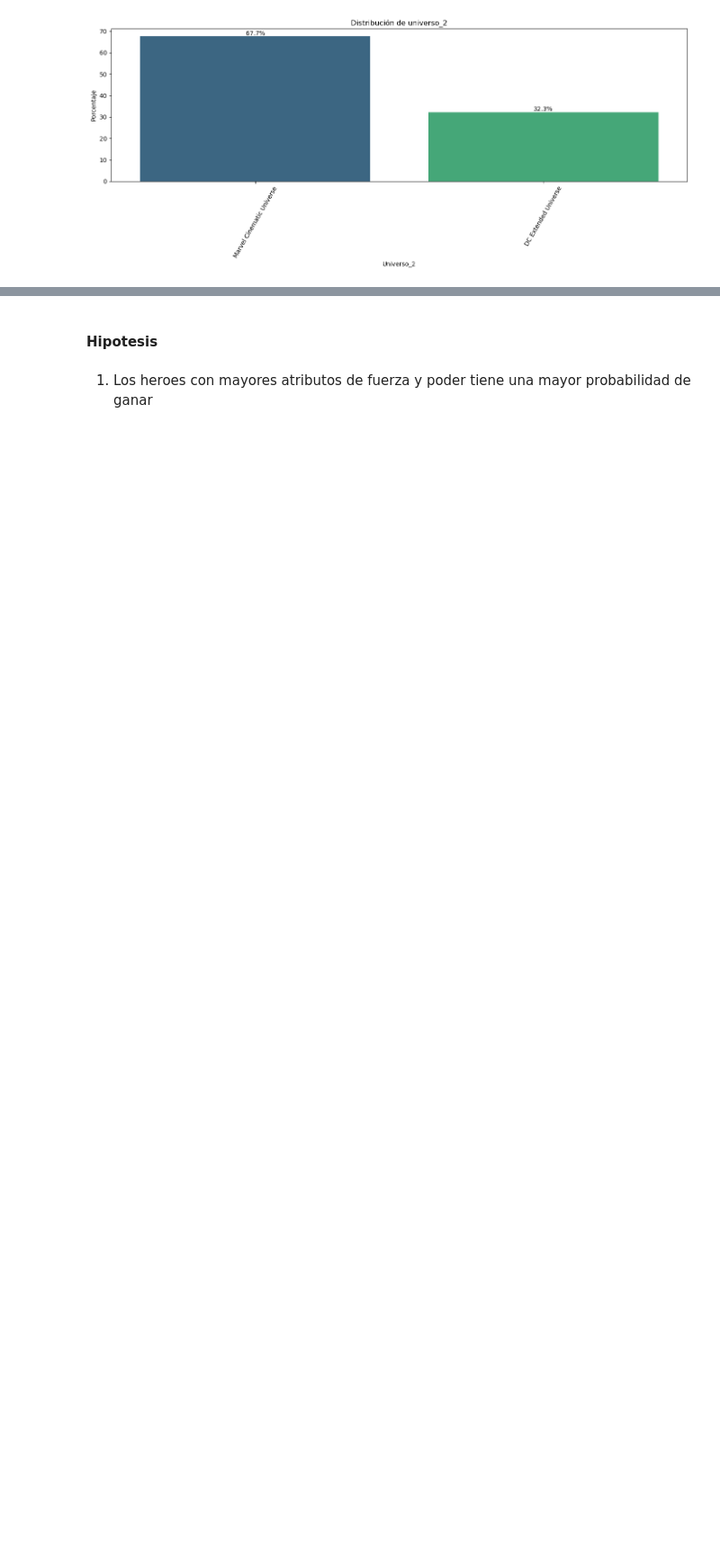
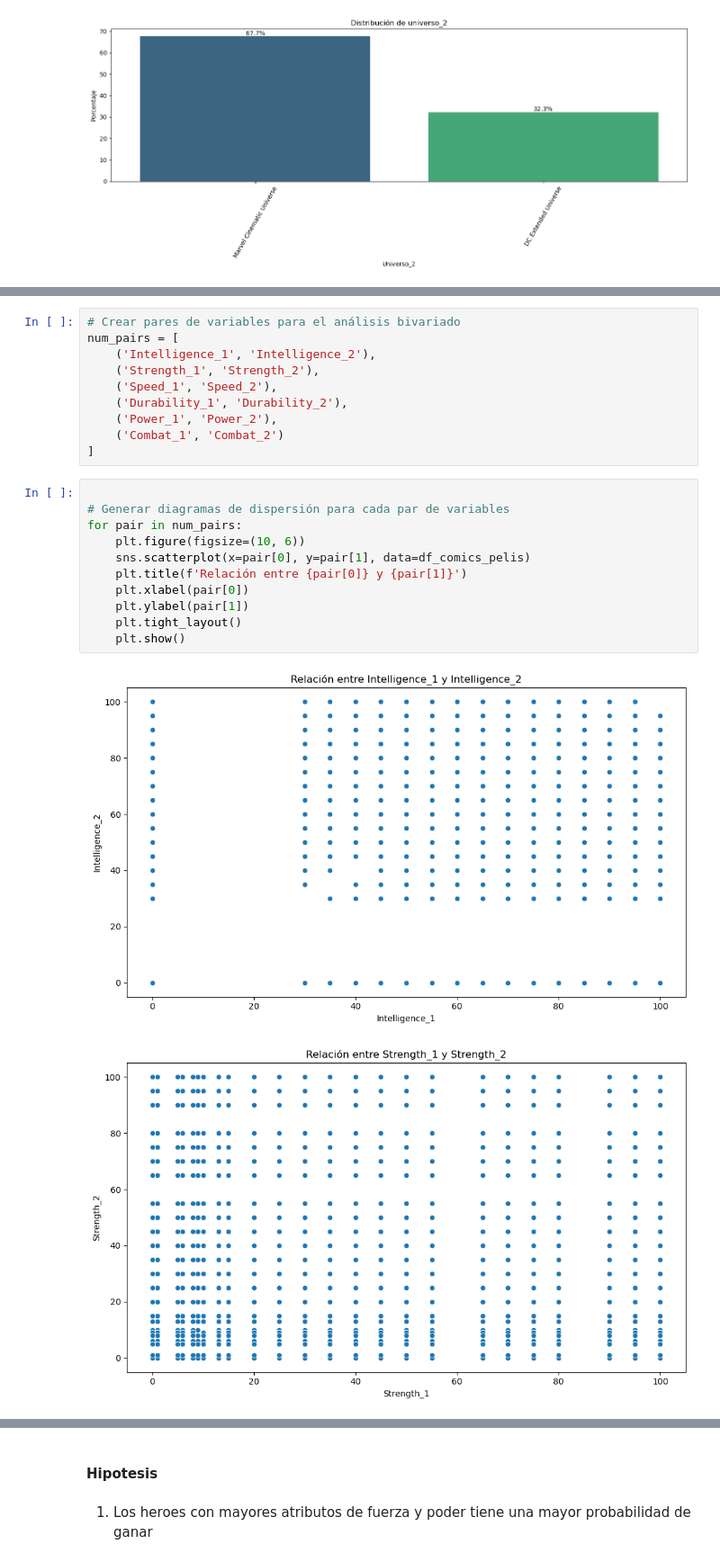
Before and after one commit to Lokhy87/Proyecto-Machine-Learning, a Jupyter notebook: EDA.ipynb, the cells around one changed output, grey strips where cells are left out. Shown at 90% size. Saved outputs shown, nothing was run; the diff lists cells and outputs as text; blank space fills up the shorter version.

```diff
--- a/EDA.ipynb
+++ b/EDA.ipynb
@@ -315,0 +395,24 @@ plt.show()
+# %%
+# Crear pares de variables para el análisis bivariado
+num_pairs = [
+    ('Intelligence_1', 'Intelligence_2'),
+    ('Strength_1', 'Strength_2'),
+    ('Speed_1', 'Speed_2'),
+    ('Durability_1', 'Durability_2'),
+    ('Power_1', 'Power_2'),
+    ('Combat_1', 'Combat_2')
+]
+# %%
+
+# Generar diagramas de dispersión para cada par de variables
+for pair in num_pairs:
+    plt.figure(figsize=(10, 6))
+    sns.scatterplot(x=pair[0], y=pair[1], data=df_comics_pelis)
+    plt.title(f'Relación entre {pair[0]} y {pair[1]}')
+    plt.xlabel(pair[0])
+    plt.ylabel(pair[1])
+    plt.tight_layout()
+    plt.show()
+# %% [output]
+[figure, added]
+[figure, added]
```
Also changed, not shown: parts of 14 cells of this notebook, 1 other file.
